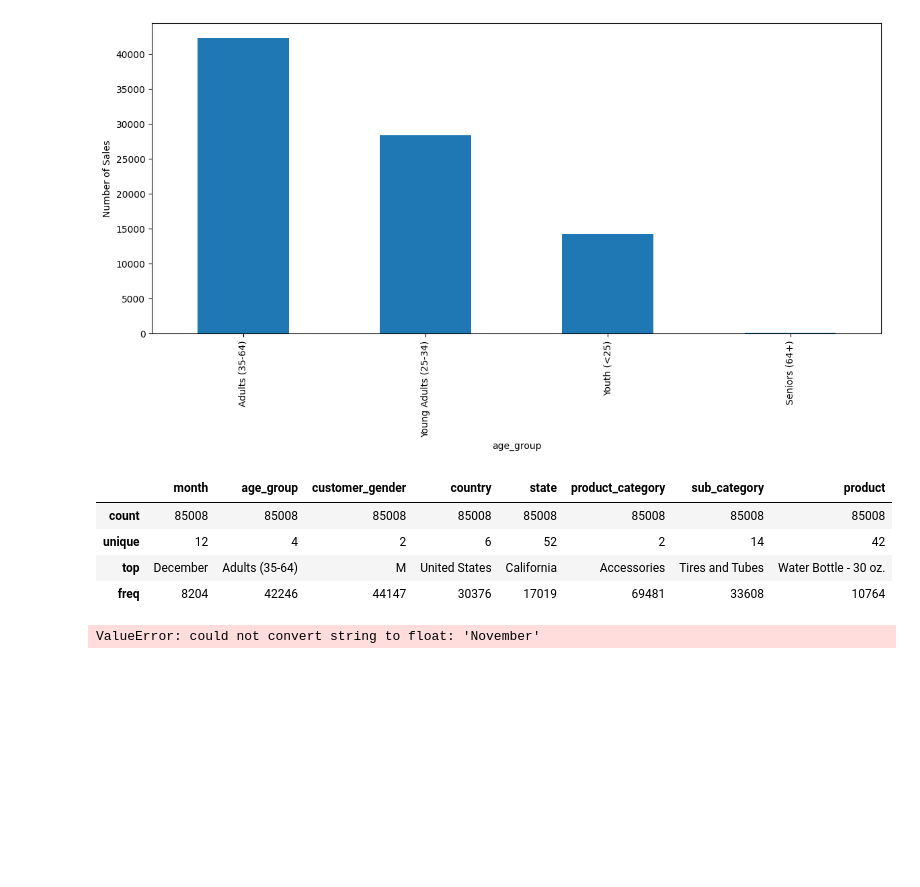
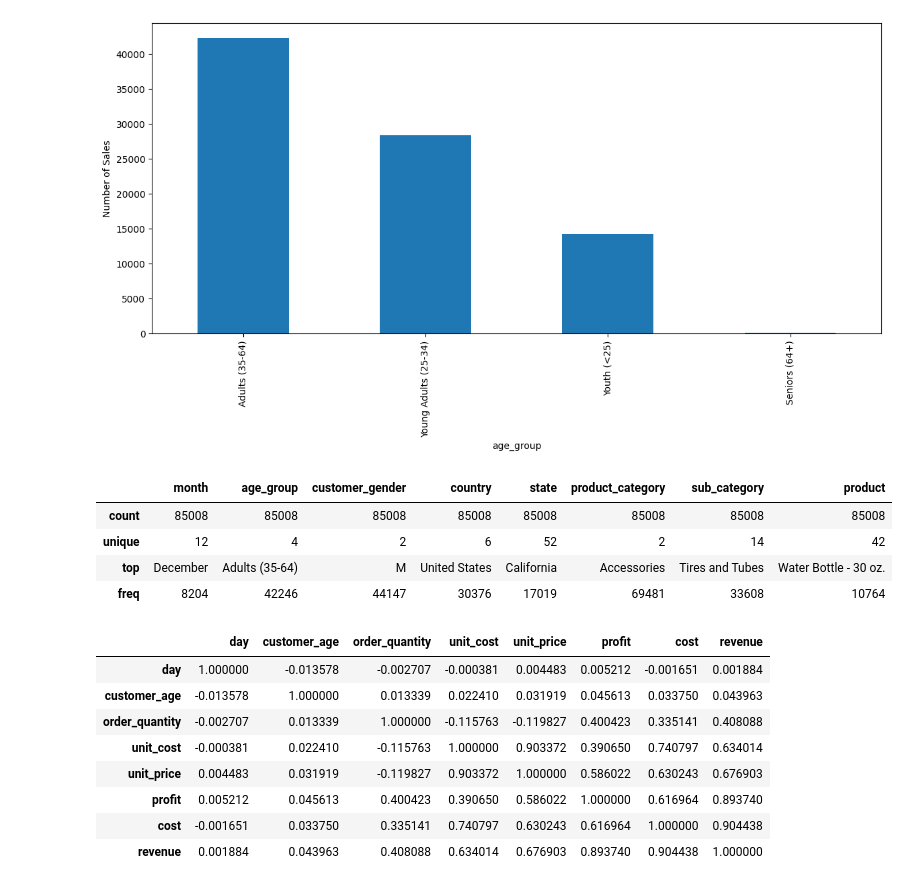
Before and after one commit to HromovAndrey/Scholl, a Jupyter notebook: Untitled11.ipynb, the cells around one changed output. Saved outputs shown, nothing was run; the diff lists cells and outputs as text; code cells hidden in the pictures; blank space fills up the shorter version.

```diff
--- a/Untitled11.ipynb
+++ b/Untitled11.ipynb
@@ -257,7 +257,16 @@ sales.describe(include="object")
 | top | December | Adults (35-64) | M | United States | California | Accessories | Tires and Tubes | Water Bottle - 30 oz. |
 | freq | 8204 | 42246 | 44147 | 30376 | 17019 | 69481 | 33608 | 10764 |
 # %%
-corr = sales.corr(method='pearson')
+num_columns = sales.select_dtypes(include='number')
+corr = num_columns.corr(method='pearson')
 corr
 # %% [output]
-ValueError: could not convert string to float: 'November'
+|  | day | customer_age | order_quantity | unit_cost | unit_price | profit | cost | revenue |
+| day | 1.000000 | -0.013578 | -0.002707 | -0.000381 | 0.004483 | 0.005212 | -0.001651 | 0.001884 |
+| customer_age | -0.013578 | 1.000000 | 0.013339 | 0.022410 | 0.031919 | 0.045613 | 0.033750 | 0.043963 |
+| order_quantity | -0.002707 | 0.013339 | 1.000000 | -0.115763 | -0.119827 | 0.400423 | 0.335141 | 0.408088 |
+| unit_cost | -0.000381 | 0.022410 | -0.115763 | 1.000000 | 0.903372 | 0.390650 | 0.740797 | 0.634014 |
+| unit_price | 0.004483 | 0.031919 | -0.119827 | 0.903372 | 1.000000 | 0.586022 | 0.630243 | 0.676903 |
+| profit | 0.005212 | 0.045613 | 0.400423 | 0.390650 | 0.586022 | 1.000000 | 0.616964 | 0.893740 |
+| cost | -0.001651 | 0.033750 | 0.335141 | 0.740797 | 0.630243 | 0.616964 | 1.000000 | 0.904438 |
+| revenue | 0.001884 | 0.043963 | 0.408088 | 0.634014 | 0.676903 | 0.893740 | 0.904438 | 1.000000 |
```
Also changed, not shown: parts of 1 cell of this notebook.
